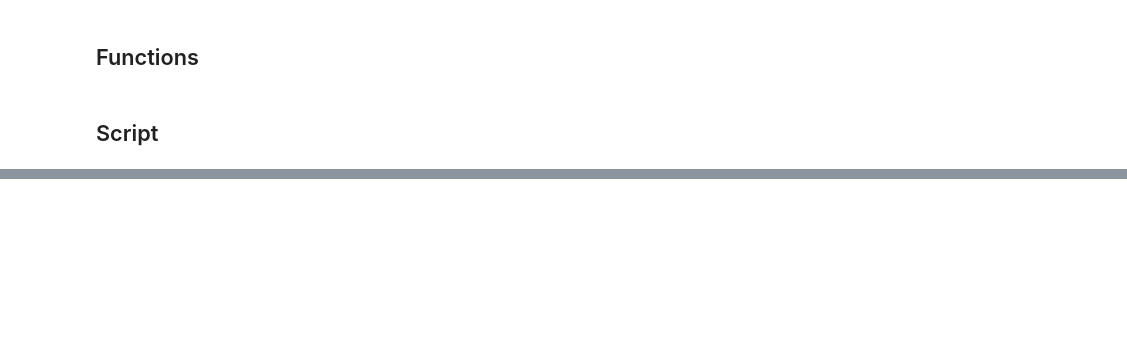
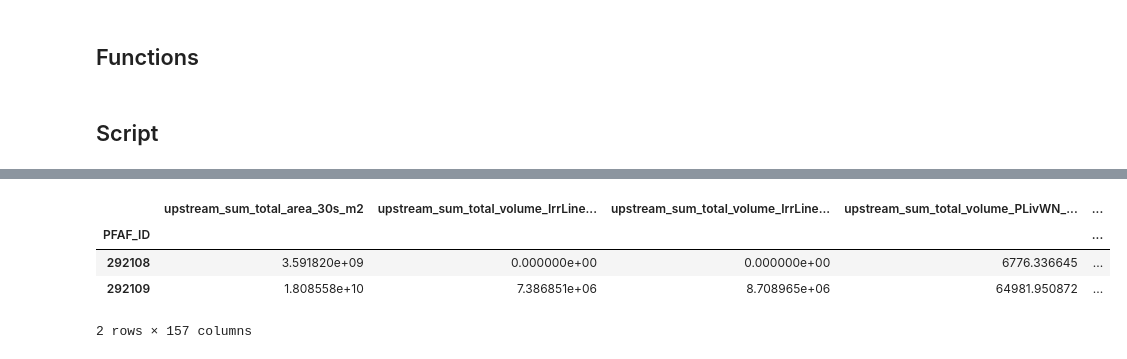
Before and after one commit to wri/Aqueduct30Docker, a Jupyter notebook: notebooks/production/Y2017M09D15_RH_Add_Basin_Data_V01.ipynb, the cells around one changed output, grey strips where cells are left out. Cells and saved outputs as stored; diff of their text form; code cells hidden in the pictures; blank space fills up the shorter version.

```diff
--- a/notebooks/production/Y2017M09D15_RH_Add_Basin_Data_V01.ipynb
+++ b/notebooks/production/Y2017M09D15_RH_Add_Basin_Data_V01.ipynb
@@ -139,0 +226,8 @@ def addUpstream(listje):
+# %%
+df_upstream_sum
+# %% [output]
+|  | upstream_sum_total_area_30s_m2 | upstream_sum_total_volume_IrrLine... | upstream_sum_total_volume_IrrLine... | upstream_sum_total_volume_PLivWN_... | ... |
+| PFAF_ID |  |  |  |  | ... |
+| 292108 | 3.591820e+09 | 0.000000e+00 | 0.000000e+00 | 6776.336645 | ... |
+| 292109 | 1.808558e+10 | 7.386851e+06 | 8.708965e+06 | 64981.950872 | ... |
+2 rows × 157 columns
```
Also changed, not shown: parts of 13 cells of this notebook, 1 other file.
